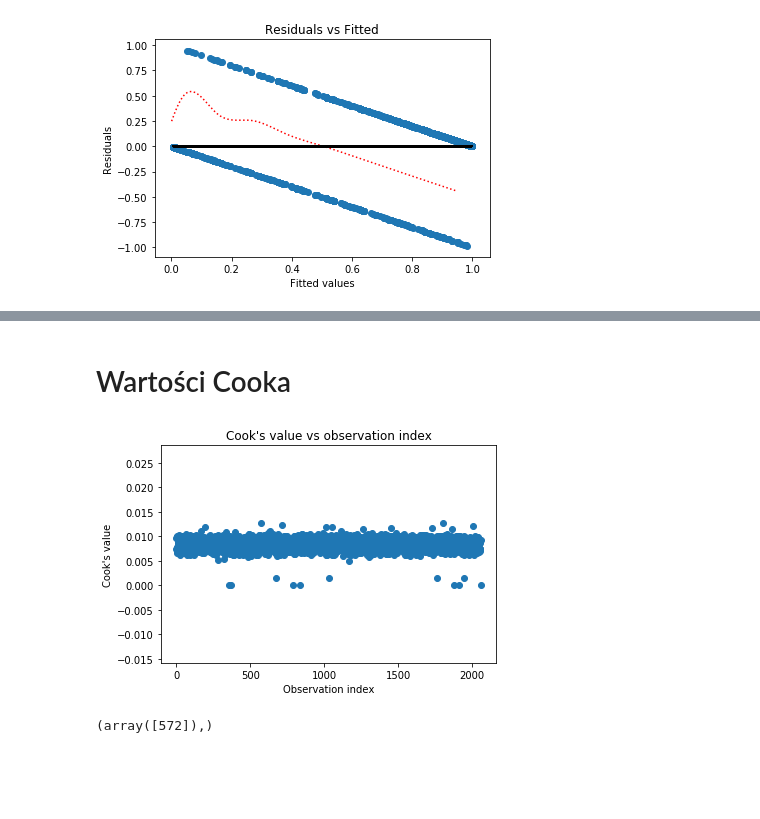
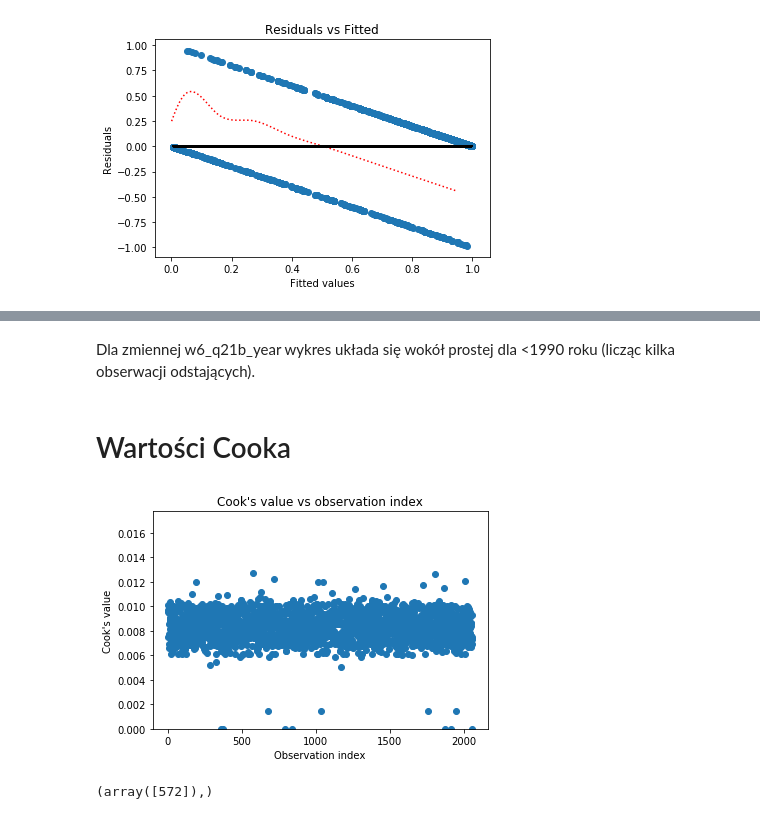
Before and after one commit to pbiecek/InterpretableMachineLearning2018S, a Jupyter notebook: PraceDomowe/PD6/Daria_Hubernatorova_PD6.ipynb, the cells around one changed output, grey strips where cells are left out. Drawn from its saved outputs; the diff is of its cells as text; code cells hidden in the pictures; blank space fills up the shorter version.

```diff
--- a/PraceDomowe/PD6/Daria_Hubernatorova_PD6.ipynb
+++ b/PraceDomowe/PD6/Daria_Hubernatorova_PD6.ipynb
@@ -204,3 +204,5 @@ plot_residuals_for_variable(model, X_train, y_train, 'w6_q21b_year')
+# %% [markdown]
+Dla zmiennej w6_q21b_year wykres układa się wokół prostej dla <1990 roku (licząc kilka obserwacji odstających).
 # %% [markdown]
 # Wartości Cooka
 # %%
@@ -225,17 +227,18 @@ def cooks_value(model, features, labels):
 # %%
 warnings.filterwarnings("ignore")
 X_train = X_train.reset_index(drop=True)
 y_train = y_train.reset_index(drop=True)
 
 cooks_values_xgb = cooks_value(model, X_train, y_train)
 
 plt.scatter(np.arange(0,X_train.shape[0]), cooks_values_xgb)
 plt.xlabel('Observation index')
 plt.ylabel('Cook\'s value' )
+plt.ylim(0, np.max(cooks_values_xgb)+0.005)
 plt.title('Cook\'s value vs observation index')
 plt.show()
 # %% [output]
-[figure, old version]
+[figure, new version]
 # %%
 np.where(cooks_values_xgb==np.max(cooks_values_xgb))
 # %% [output]
```
Also changed, not shown: parts of 6 cells of this notebook.
